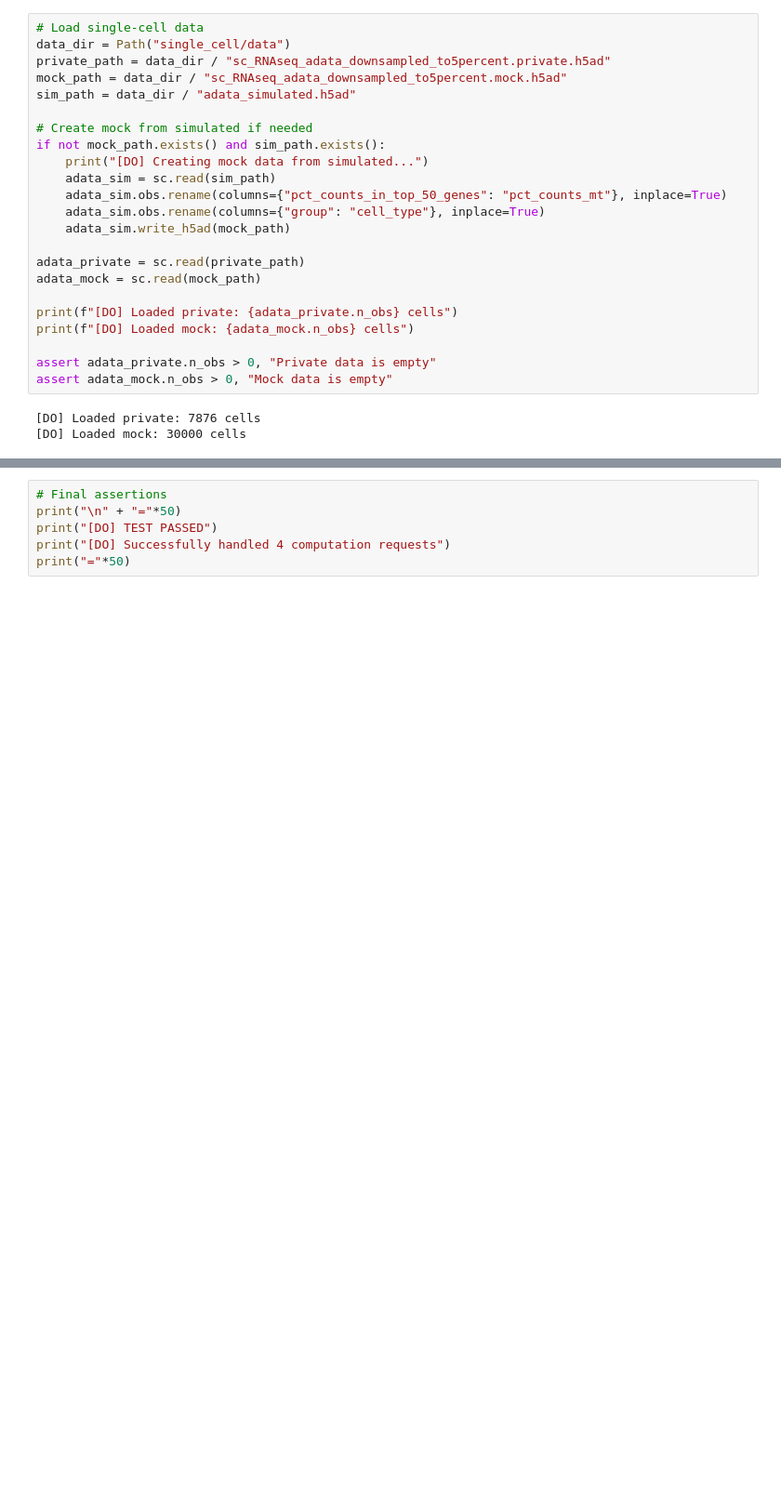
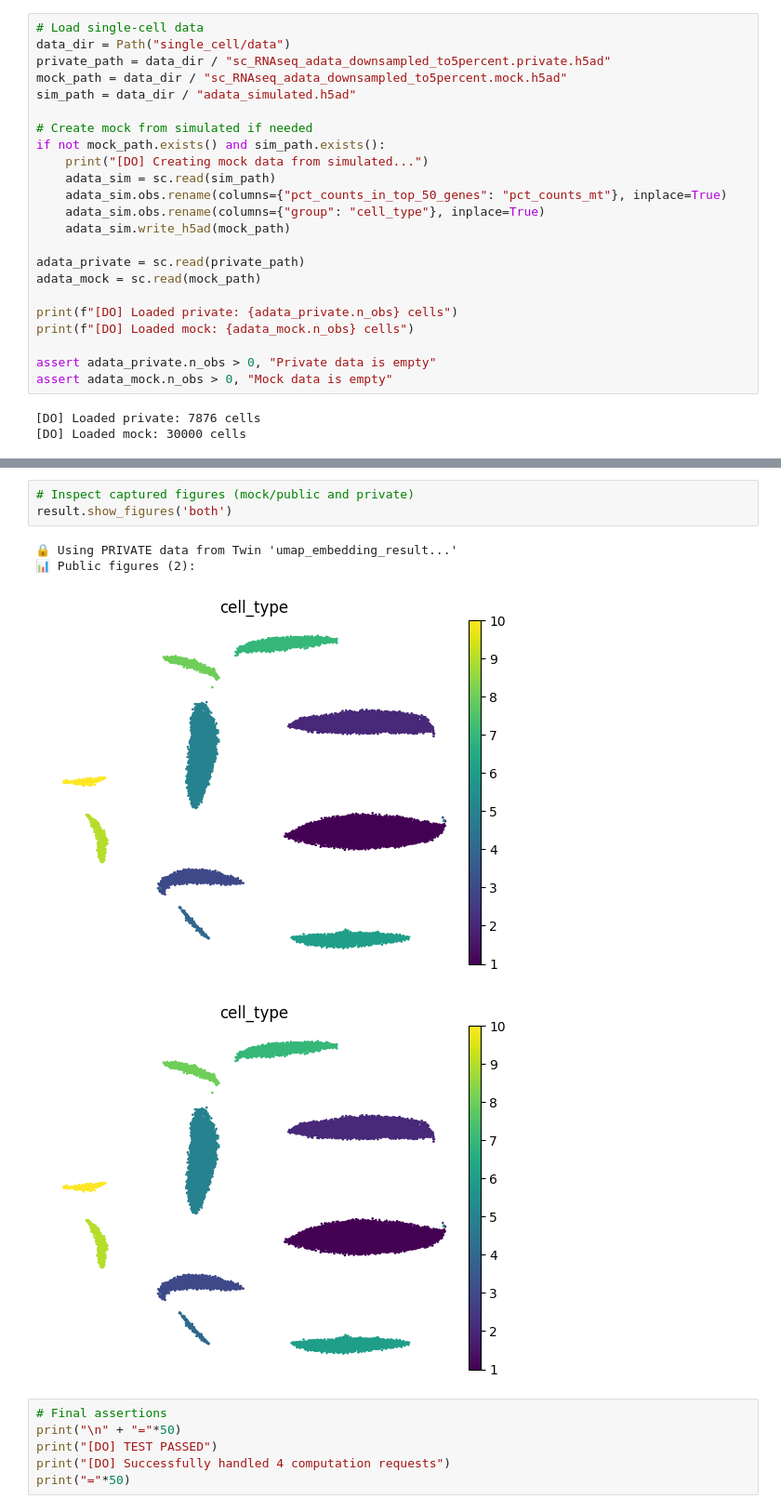
Before and after one commit to OpenMined/biovault-beaver, a Jupyter notebook: notebooks/sc_test_do.ipynb, the cells around one changed output, grey strips where cells are left out. Shown: that part at 93% size. Cells and saved outputs as stored; diff of their text form; blank space fills up the shorter version.

```diff
--- a/notebooks/sc_test_do.ipynb
+++ b/notebooks/sc_test_do.ipynb
@@ -393,5 +374,13 @@ print("[DO] ✓ Request 4 complete")
 💡 They can load it with: bv.inbox()['umap_embedding_result'].load()
 [DO] ✓ Request 4 complete
+# %%
+# Inspect captured figures (mock/public and private)
+result.show_figures('both')
+# %% [output]
+🔒 Using PRIVATE data from Twin 'umap_embedding_result...'
+📊 Public figures (2):
+[figure, added]
+[figure, added]
 # %%
 # Final assertions
 print("\n" + "="*50)
```
Also changed, not shown: parts of 23 cells of this notebook, 3 other files.
